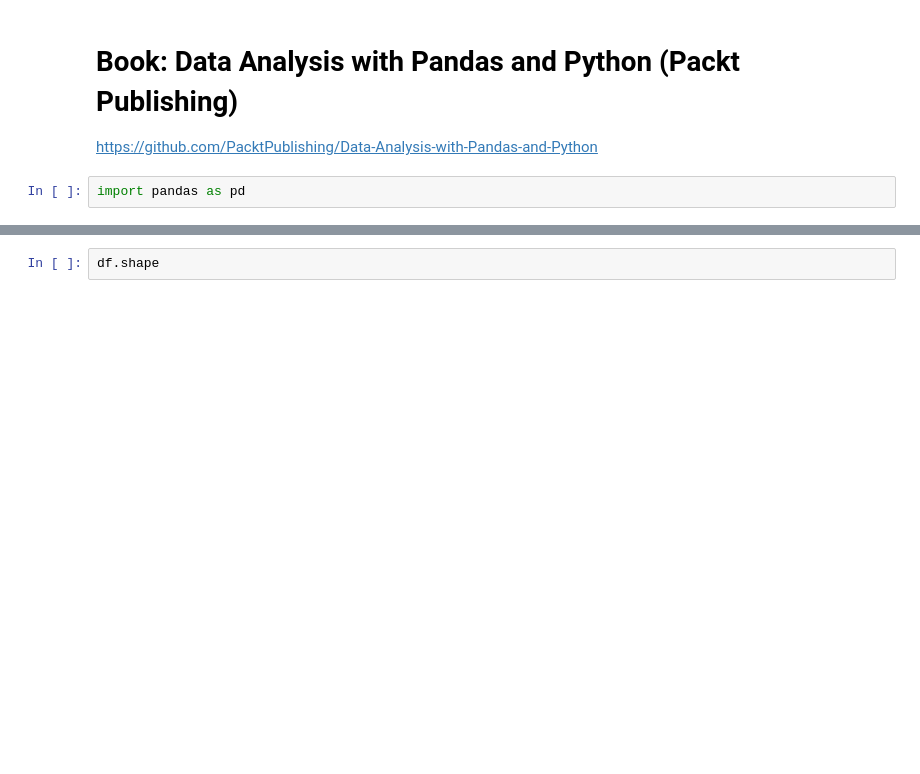
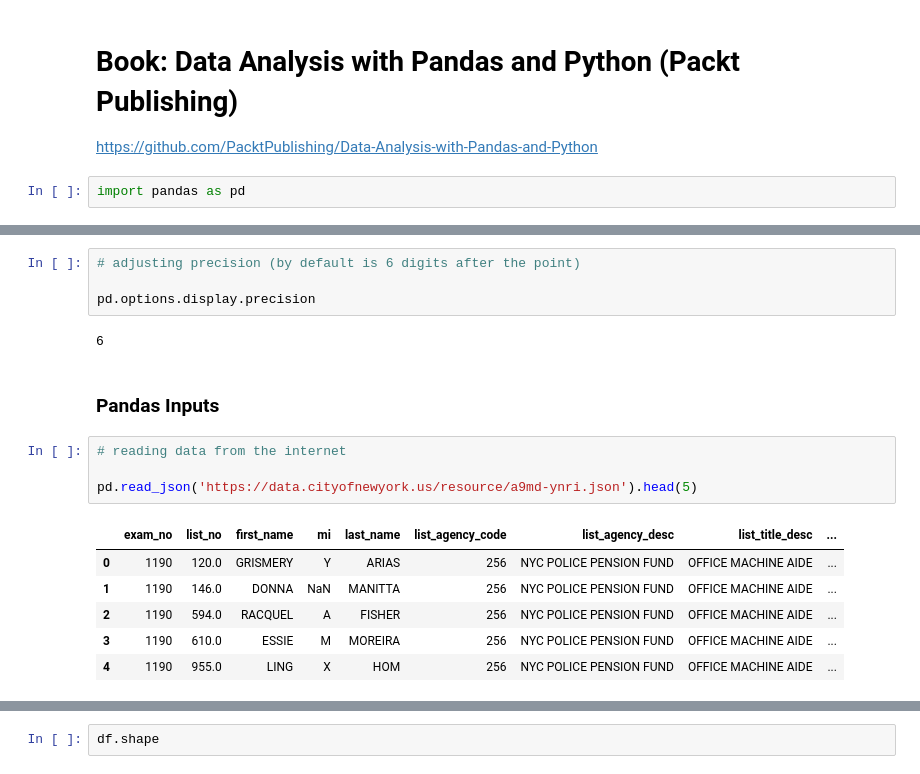
Before and after one commit to taniagmangolini/miscellaneous, a Jupyter notebook: stats/pandas/pandas_book.ipynb, the cells around one changed output, grey strips where cells are left out. Cells and saved outputs as stored; diff of their text form; blank space fills up the shorter version.

Commit message:
pandas

```diff
--- a/stats/pandas/pandas_book.ipynb
+++ b/stats/pandas/pandas_book.ipynb
@@ -6,0 +34,19 @@ import pandas as pd
+# %%
+# adjusting precision (by default is 6 digits after the point)
+
+pd.options.display.precision
+# %% [output]
+6
+# %% [markdown]
+### Pandas Inputs
+# %%
+# reading data from the internet
+
+pd.read_json('https://data.cityofnewyork.us/resource/a9md-ynri.json').head(5)
+# %% [output]
+|  | exam_no | list_no | first_name | mi | last_name | list_agency_code | list_agency_desc | list_title_desc | ... |
+| 0 | 1190 | 120.0 | GRISMERY | Y | ARIAS | 256 | NYC POLICE PENSION FUND | OFFICE MACHINE AIDE | ... |
+| 1 | 1190 | 146.0 | DONNA | NaN | MANITTA | 256 | NYC POLICE PENSION FUND | OFFICE MACHINE AIDE | ... |
+| 2 | 1190 | 594.0 | RACQUEL | A | FISHER | 256 | NYC POLICE PENSION FUND | OFFICE MACHINE AIDE | ... |
+| 3 | 1190 | 610.0 | ESSIE | M | MOREIRA | 256 | NYC POLICE PENSION FUND | OFFICE MACHINE AIDE | ... |
+| 4 | 1190 | 955.0 | LING | X | HOM | 256 | NYC POLICE PENSION FUND | OFFICE MACHINE AIDE | ... |
```
Also changed, not shown: parts of 12 cells of this notebook.
